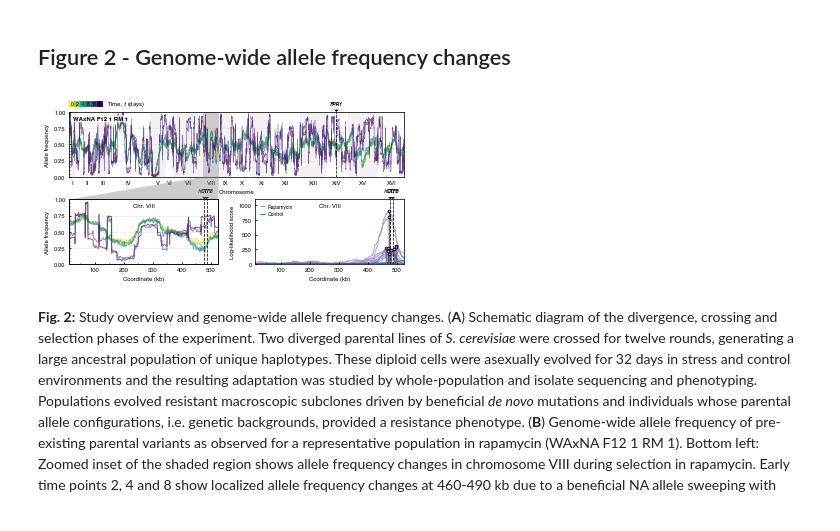
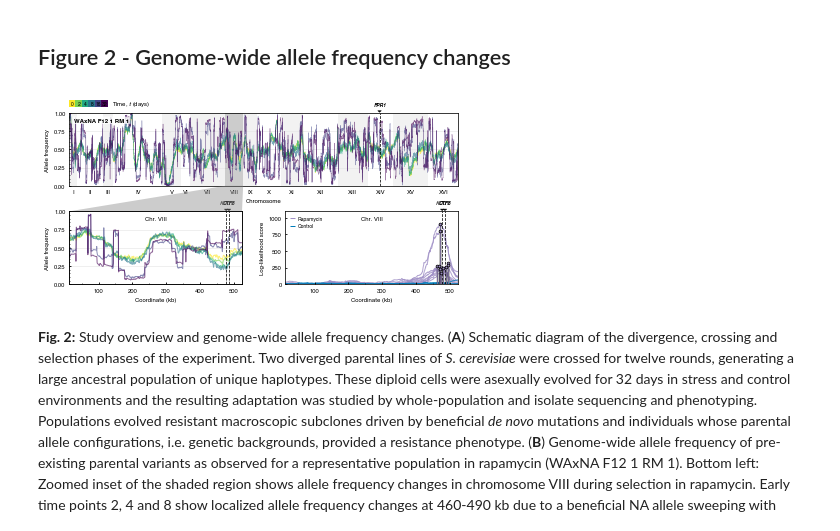
Before and after one commit to ivazquez/clonal-heterogeneity, a Jupyter notebook: src/figure2.ipynb, the cells around one changed output. Cells and saved outputs as stored; diff of their text form; code cells hidden in the pictures.

```diff
--- a/src/figure2.ipynb
+++ b/src/figure2.ipynb
@@ -121,6 +121,9 @@ seq_mut_df.head()
 ## Figure 2 - Genome-wide allele frequency changes
 # %%
 fig = plt.figure(figsize=(6, 5))
+
+# fig.subplots_adjust(left=0.05,bottom=0.1,right=0.95,top=0.9)
+fig.subplots_adjust(left=0.05,bottom=0.05,right=0.95,top=0.9)
 
 grid = gridspec.GridSpec(3, 1, height_ratios=[1.5,1,1], hspace=0.3)
 
@@ -293,32 +296,32 @@ ax3.annotate('Chr. VIII',
              color='k', ha='center', va='center')
 
 for ax in [ax2,ax3]:
 
     ax.tick_params(axis='both', which='major', size=2, labelsize=6)
     ax.tick_params(axis='both', which='minor', size=1, labelsize=4)
 
     for gene in annotation:
         x = annotation[gene]['start'] + (annotation[gene]['end'] - annotation[gene]['start'])/2
         y = 1.01
         ax.axvline(x=x, c='k', ls="--", lw=.75, zorder=2)
         ann = ax.annotate(
             gene, xy=(x, y), xycoords=('data', 'axes fraction'),
             xytext=(0, 8), textcoords='offset points',
             arrowprops=dict(arrowstyle='wedge,tail_width=0.7', color='black'),
             fontsize=5, style='italic', weight=('bold' if gene=='CTF8' else 'normal'),
             annotation_clip=False, va='center', ha='center'
         )
 
 for ax in fig.get_axes():
     # Axis label size
     ax.xaxis.label.set_size(6)
     ax.yaxis.label.set_size(6)
     # Spine properties
     for spine in ax.spines.values():
         spine.set(color='k', linewidth=0.75, linestyle='-')
 
 plot.save_figure(dir_paper+'figures/figure2/figure2')
 plt.show()
 # %% [output]
-[figure, old version]
+[figure, new version]
 # %% [markdown]
```
Also changed, not shown: parts of 1 cell of this notebook, 45 other files.
